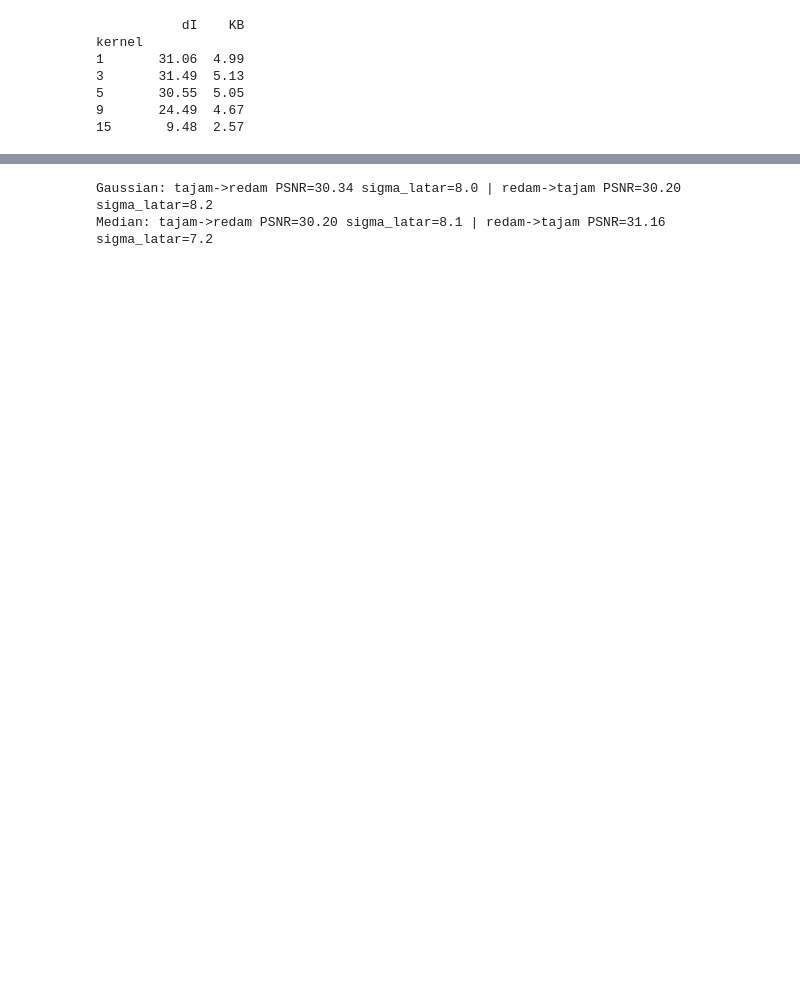
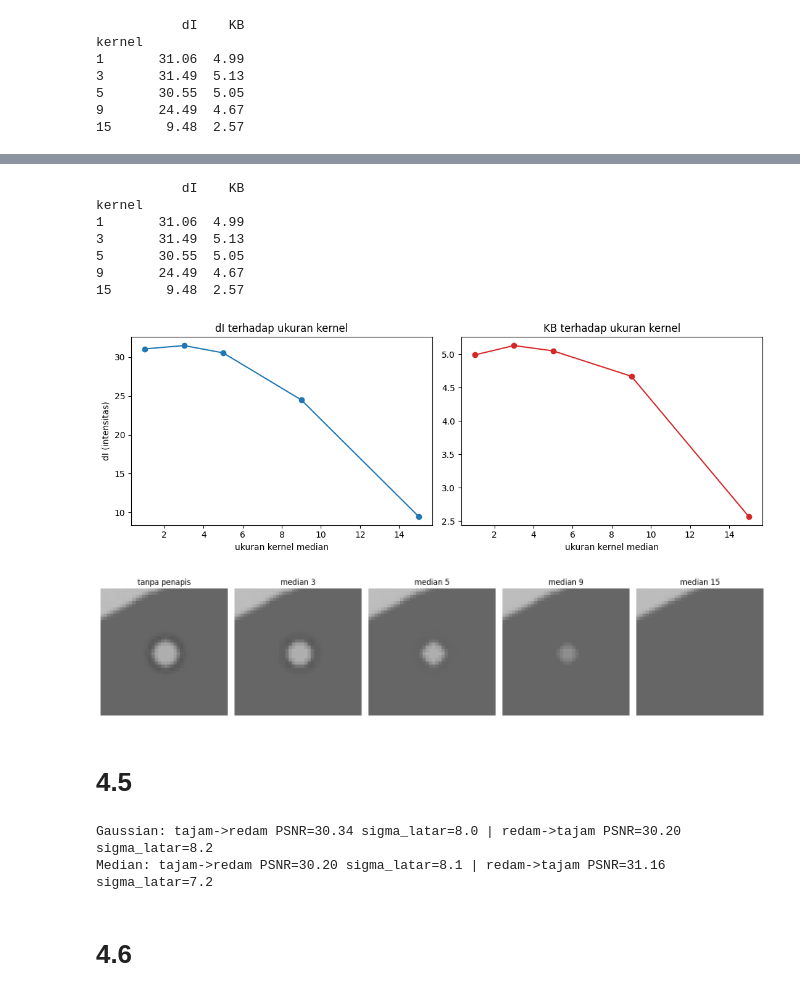
Before and after one commit to syifaST/simuteh--2330511062-, a Jupyter notebook: notebook/B4_Penapisan.ipynb, the cells around one changed output, grey strips where cells are left out. Saved outputs shown, nothing was run; the diff lists cells and outputs as text; code cells hidden in the pictures; blank space fills up the shorter version.

```diff
--- a/notebook/B4_Penapisan.ipynb
+++ b/notebook/B4_Penapisan.ipynb
@@ -186,3 +228,60 @@ kernel
+# %%
+def selisih_rerata(kanal, mask_daun, mask_bercak):
+    """dI = |rerata bercak - rerata daun sehat|, dalam satuan intensitas."""
+    k = kanal.astype(float)
+    sehat = (mask_daun > 0) & (mask_bercak == 0)
+    return abs(k[mask_bercak > 0].mean() - k[sehat].mean())
+
+label = pd.read_csv("../data/sintetis/label.csv")
+baris = []
+for nm in label[label.kelas == "ringan"].nama_file:
+    g = cv2.cvtColor(baca(f"../data/sintetis/bersih/{nm}"), cv2.COLOR_BGR2GRAY)
+    md2 = cv2.imread(f"../data/sintetis/mask_daun/{nm}", 0)
+    mb2 = cv2.imread(f"../data/sintetis/mask_bercak/{nm}", 0)
+    for k in [1, 3, 5, 9, 15]:   # k = 1 berarti tanpa penapis
+        out = g if k == 1 else cv2.medianBlur(g, k)
+        baris.append([nm, k, selisih_rerata(out, md2, mb2),
+                      kontras_bercak(out, md2, mb2)])
+hasil_median = pd.DataFrame(baris, columns=["nama", "kernel", "dI", "KB"])
+rata = hasil_median.groupby("kernel")[["dI", "KB"]].mean().round(2)
+print(rata)
+rata.to_csv("../hasil/b4_median_kernel.csv")
+
+# grafik dI dan KB terhadap ukuran kernel
+fig, ax = plt.subplots(1, 2, figsize=(11, 4))
+ax[0].plot(rata.index, rata.dI, "o-"); ax[0].set_title("dI terhadap ukuran kernel")
+ax[0].set_xlabel("ukuran kernel median"); ax[0].set_ylabel("dI (intensitas)")
+ax[1].plot(rata.index, rata.KB, "o-", color="tab:red")
+ax[1].set_title("KB terhadap ukuran kernel"); ax[1].set_xlabel("ukuran kernel median")
+plt.tight_layout(); plt.savefig("../hasil/b4_grafik_dI_kernel.png"); plt.show()
+
+# perbesar (crop) satu bercak kecil pada teh_021
+nm = "teh_021.png"
+g = cv2.cvtColor(baca(f"../data/sintetis/bersih/{nm}"), cv2.COLOR_BGR2GRAY)
+mb2 = cv2.imread(f"../data/sintetis/mask_bercak/{nm}", 0)
+n, lab, stat, cent = cv2.connectedComponentsWithStats((mb2 > 0).astype(np.uint8))
+idx = 1 + int(np.argmin(stat[1:, cv2.CC_STAT_AREA]))   # bercak terkecil
+cx, cy = int(cent[idx][0]), int(cent[idx][1])
+y0, x0 = max(cy - 20, 0), max(cx - 20, 0)
+fig, ax = plt.subplots(1, 5, figsize=(15, 3.5))
+for a, k in zip(ax, [1, 3, 5, 9, 15]):
+    out = g if k == 1 else cv2.medianBlur(g, k)
+    a.imshow(out[y0:cy + 20, x0:cx + 20], cmap="gray", vmin=0, vmax=255,
+             interpolation="nearest")
+    a.set_title("tanpa penapis" if k == 1 else f"median {k}"); a.axis("off")
+plt.tight_layout(); plt.savefig("../hasil/b4_crop_bercak.png"); plt.show()
+# %% [output]
+           dI    KB
+kernel
+1       31.06  4.99
+3       31.49  5.13
+5       30.55  5.05
+9       24.49  4.67
+15       9.48  2.57
+[figure, added]
+[figure, added]
+# %% [markdown]
+# **4.5**
 # %%
 def unsharp(x, k=1.0):
     blur = cv2.GaussianBlur(x, (5, 5), 1.0)
@@ -200,3 +299,5 @@ for nm, redam in {"Gaussian": lambda x: cv2.GaussianBlur(x, (5, 5), 1.0),
 # %% [output]
 Gaussian: tajam->redam PSNR=30.34 sigma_latar=8.0 | redam->tajam PSNR=30.20 sigma_latar=8.2
 Median: tajam->redam PSNR=30.20 sigma_latar=8.1 | redam->tajam PSNR=31.16 sigma_latar=7.2
+# %% [markdown]
+# **4.6**
```
Also changed, not shown: parts of 10 cells of this notebook.
